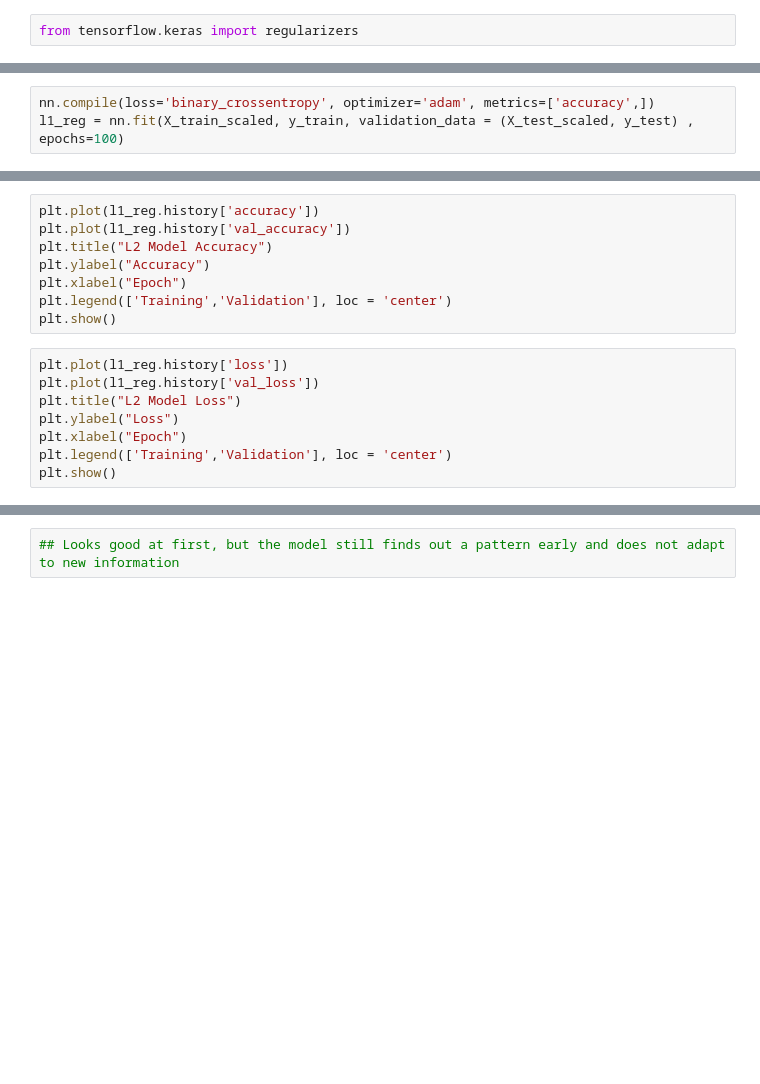
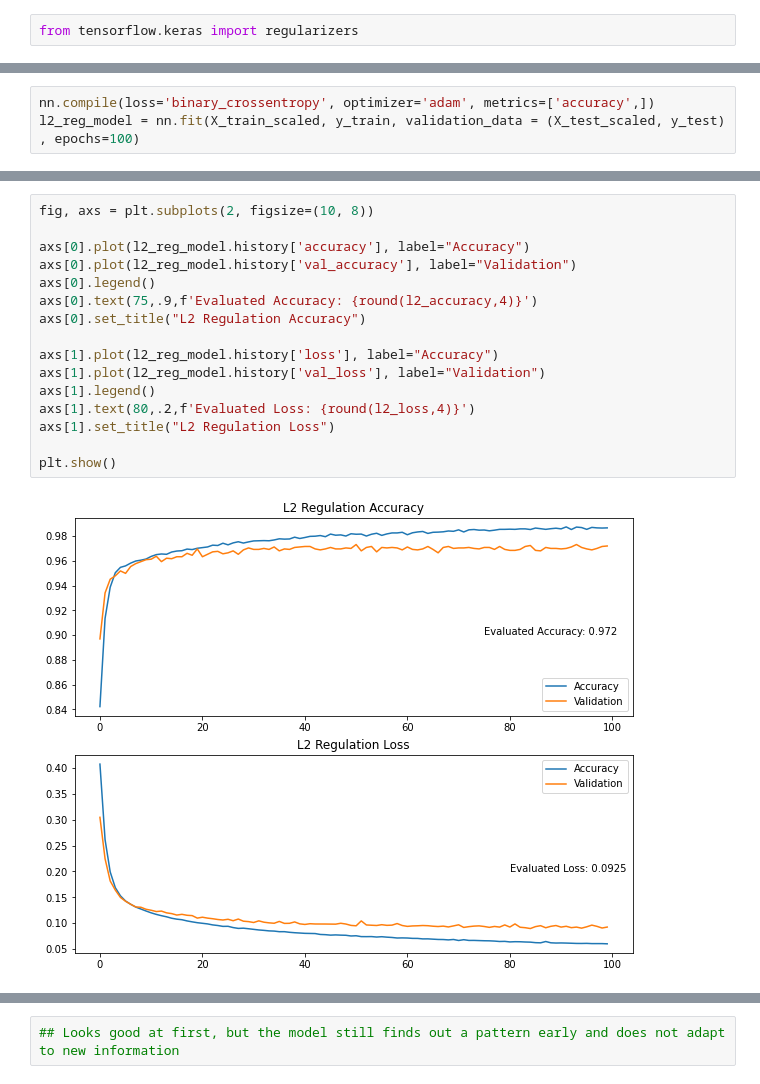
Before and after one commit to JohnTorgerson/credit-card-churn, a Jupyter notebook: neural_network_notebook.ipynb, the cells around one changed output, grey strips where cells are left out. Cells and saved outputs as stored; diff of their text form; blank space fills up the shorter version.

```diff
--- a/neural_network_notebook.ipynb
+++ b/neural_network_notebook.ipynb
@@ -113,3 +180,3 @@ nn.summary()
 # %%
 nn.compile(loss='binary_crossentropy', optimizer='adam', metrics=['accuracy',])
-l1_reg = nn.fit(X_train_scaled, y_train, validation_data = (X_test_scaled, y_test) , epochs=100)
+l2_reg_model = nn.fit(X_train_scaled, y_train, validation_data = (X_test_scaled, y_test) , epochs=100)
@@ -116,16 +205,18 @@ l1_reg = nn.fit(X_train_scaled, y_train, validation_data = (X_test_scaled, y_tes
 # %%
-plt.plot(l1_reg.history['accuracy'])
-plt.plot(l1_reg.history['val_accuracy'])
-plt.title("L2 Model Accuracy")
-plt.ylabel("Accuracy")
-plt.xlabel("Epoch")
-plt.legend(['Training','Validation'], loc = 'center')
+fig, axs = plt.subplots(2, figsize=(10, 8))
+
+axs[0].plot(l2_reg_model.history['accuracy'], label="Accuracy")
+axs[0].plot(l2_reg_model.history['val_accuracy'], label="Validation")
+axs[0].legend()
+axs[0].text(75,.9,f'Evaluated Accuracy: {round(l2_accuracy,4)}')
+axs[0].set_title("L2 Regulation Accuracy")
+
+axs[1].plot(l2_reg_model.history['loss'], label="Accuracy")
+axs[1].plot(l2_reg_model.history['val_loss'], label="Validation")
+axs[1].legend()
+axs[1].text(80,.2,f'Evaluated Loss: {round(l2_loss,4)}')
+axs[1].set_title("L2 Regulation Loss")
+
 plt.show()
+# %% [output]
+[figure, added]
-# %%
-plt.plot(l1_reg.history['loss'])
-plt.plot(l1_reg.history['val_loss'])
-plt.title("L2 Model Loss")
-plt.ylabel("Loss")
-plt.xlabel("Epoch")
-plt.legend(['Training','Validation'], loc = 'center')
-plt.show()
```
Also changed, not shown: parts of 25 cells of this notebook.
